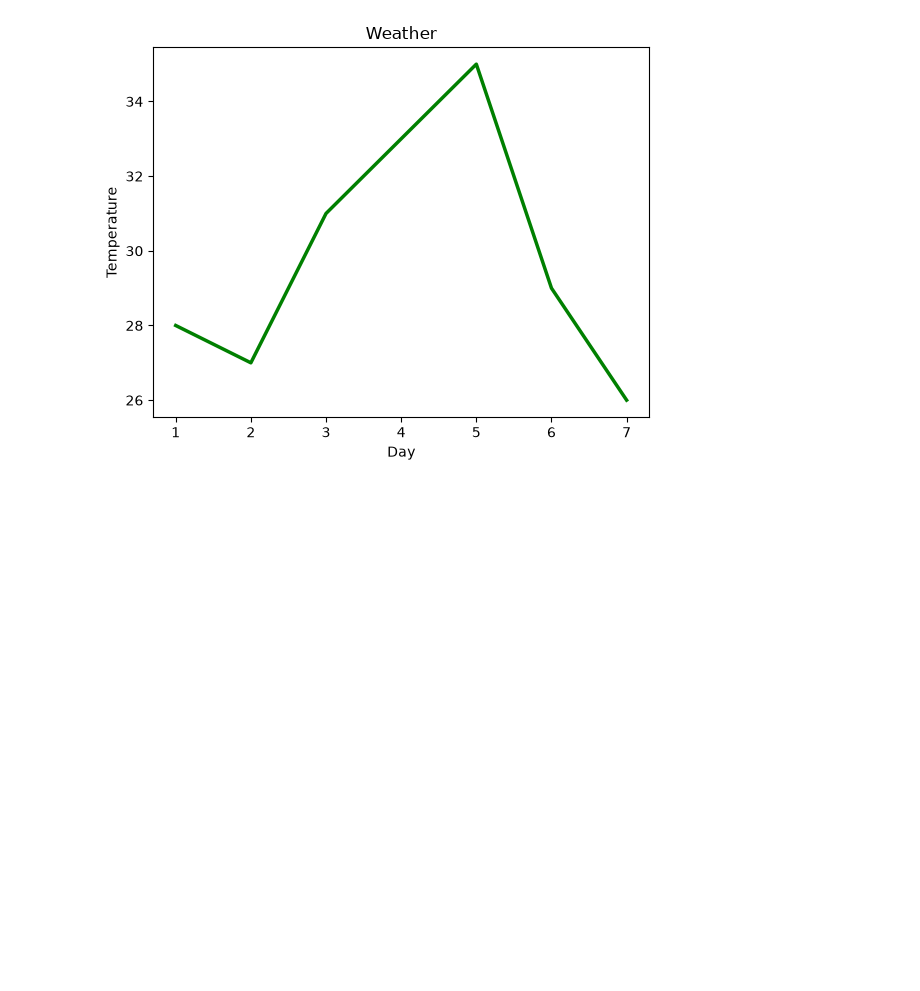
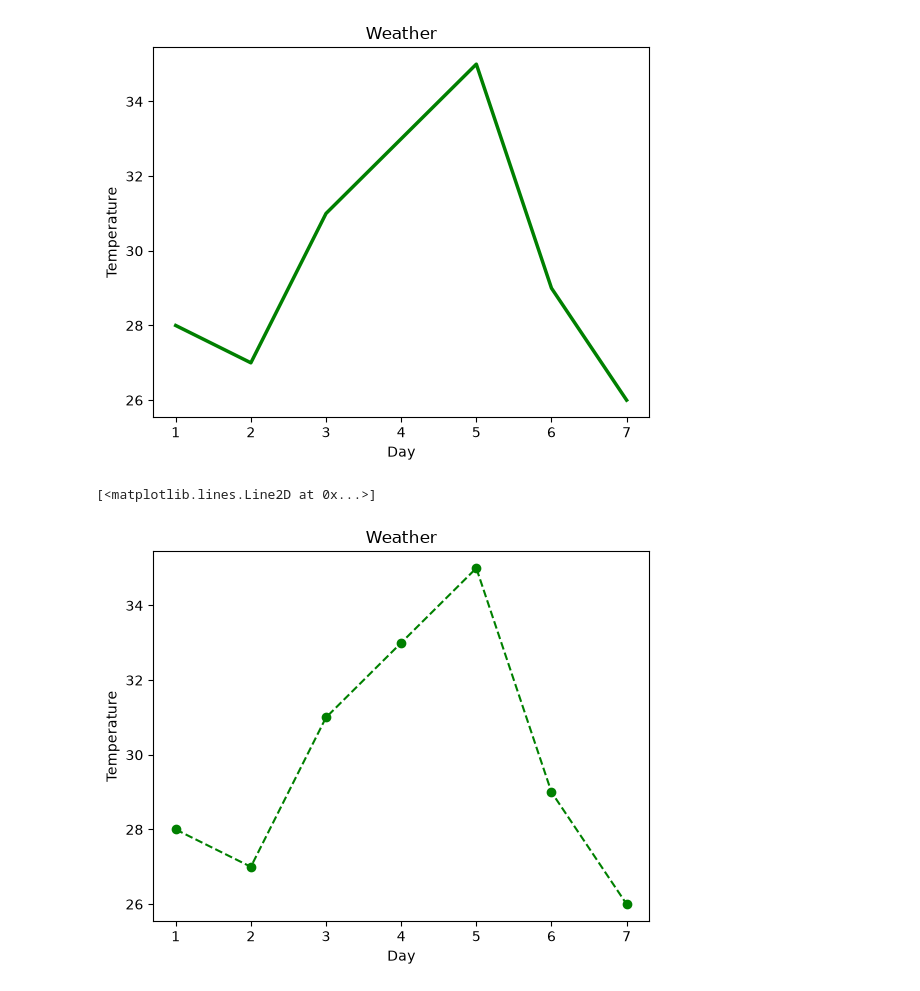
Before and after one commit to marshaale/learn-matplotlib, a Jupyter notebook: notebook.ipynb, the cells around one changed output. Drawn from its saved outputs; the diff is of its cells as text; code cells hidden in the pictures; blank space fills up the shorter version.

Commit message:
plot argument marker,linestyle,linewidth & more

```diff
--- a/notebook.ipynb
+++ b/notebook.ipynb
@@ -16,3 +17,11 @@ plt.plot(x,y,color='green',linewidth=2.5)
 # %% [output]
 [<matplotlib.lines.Line2D at 0x...>]
 [figure]
+# %%
+plt.xlabel('Day')
+plt.ylabel('Temperature')
+plt.title('Weather')
+plt.plot(x,y,'go--')
+# %% [output]
+[<matplotlib.lines.Line2D at 0x...>]
+[figure, added]
```
Also changed, not shown: parts of 2 cells of this notebook.
